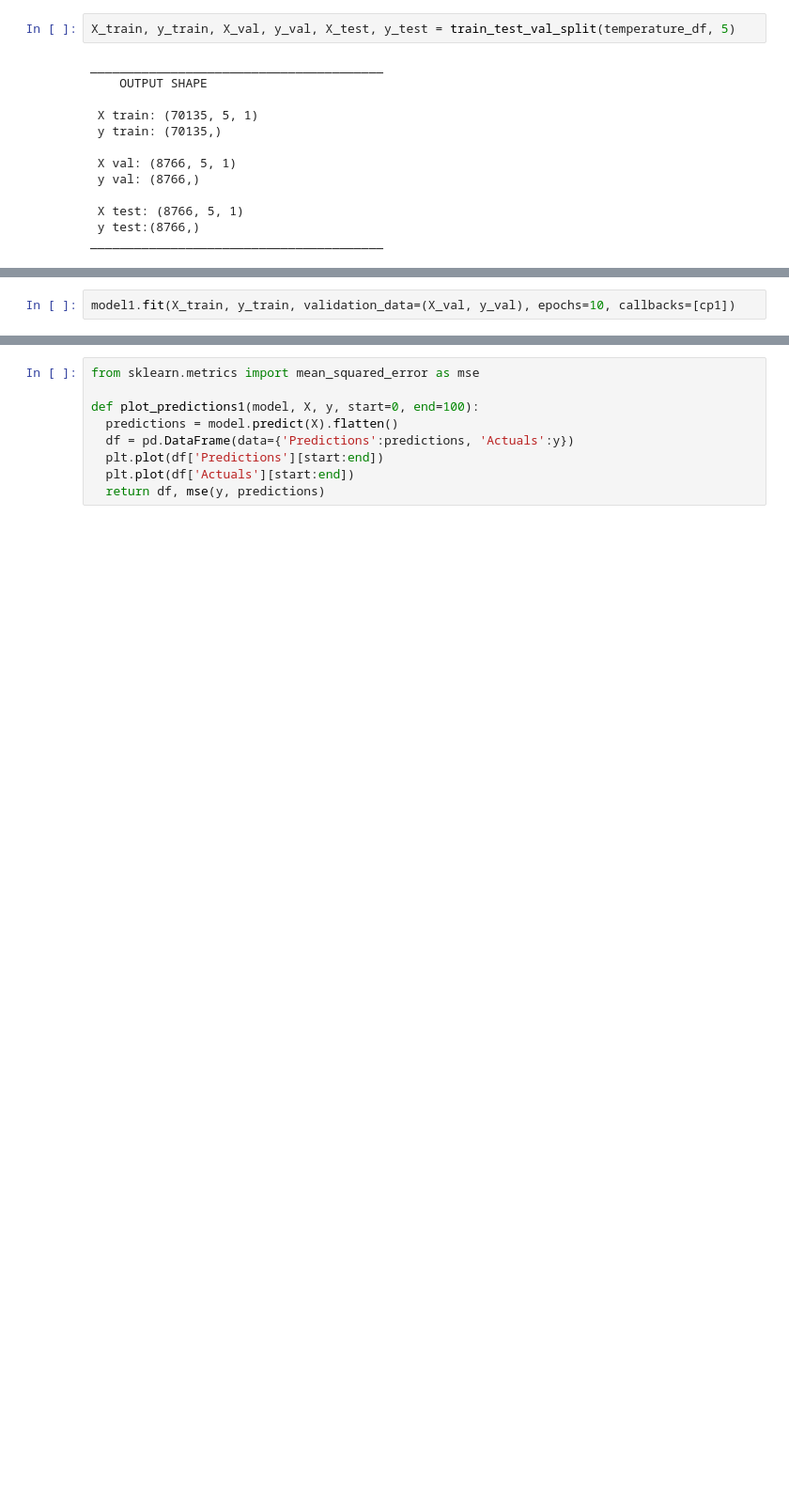
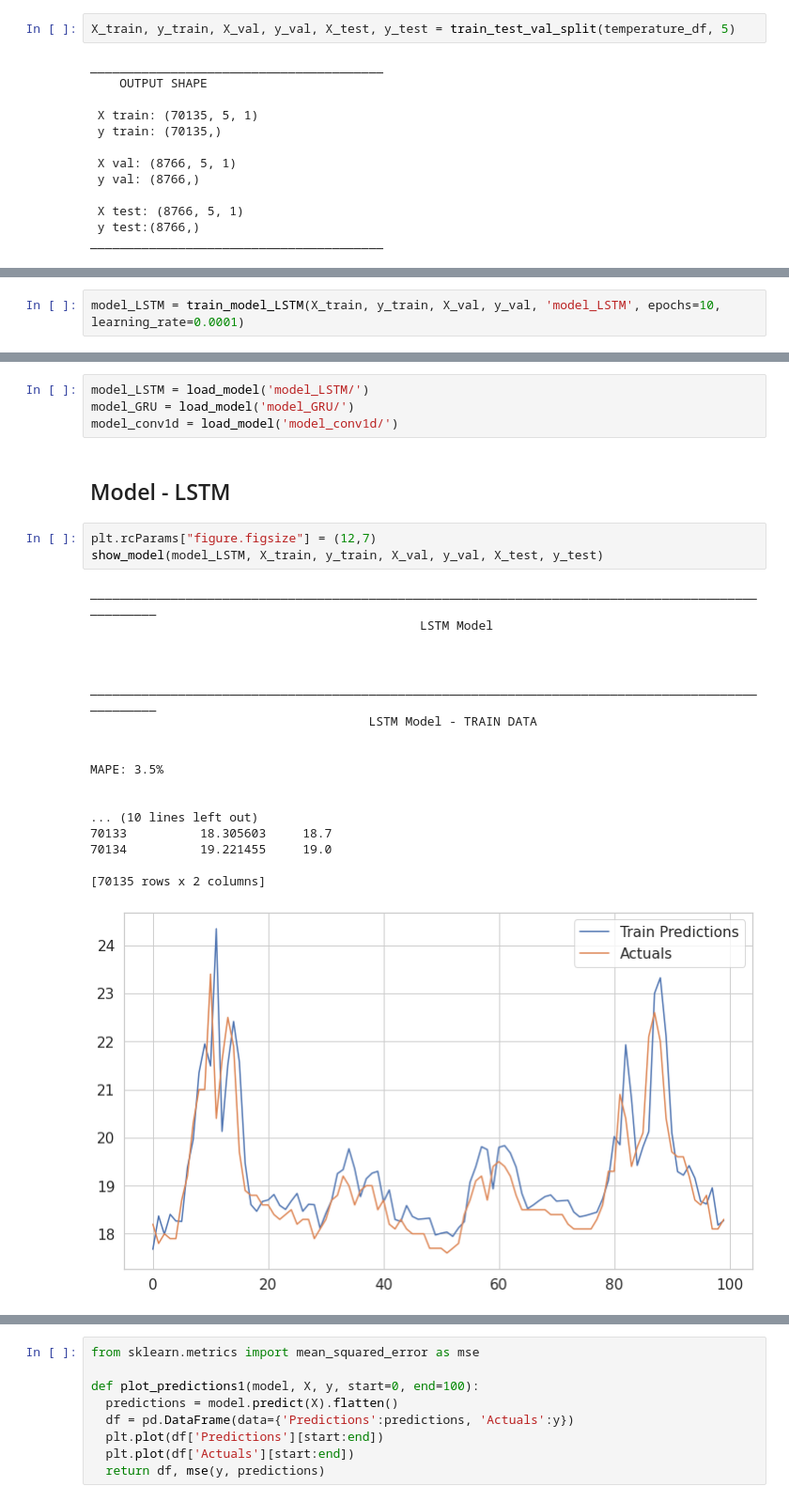
Before and after one commit to paulobueno90/LSTM-GRU-Conv1d-timeseries-forecast, a Jupyter notebook: temperature_time_series_forecasting_notebook.ipynb, the cells around one changed output, grey strips where cells are left out. Shown at 94% size. Drawn from its saved outputs; the diff is of its cells as text; blank space fills up the shorter version.

```diff
--- a/temperature_time_series_forecasting_notebook.ipynb
+++ b/temperature_time_series_forecasting_notebook.ipynb
@@ -176,4 +232,4 @@ _________________________________________________________________
 # %%
-model1.fit(X_train, y_train, validation_data=(X_val, y_val), epochs=10, callbacks=[cp1])
+model_LSTM = train_model_LSTM(X_train, y_train, X_val, y_val, 'model_LSTM', epochs=10, learning_rate=0.0001)
 # %% [output]
 Epoch 1/10
@@ -231,0 +305,28 @@ model1 = load_model('model1/')
+# %%
+model_LSTM = load_model('model_LSTM/')
+model_GRU = load_model('model_GRU/')
+model_conv1d = load_model('model_conv1d/')
+# %% [markdown]
+## Model - LSTM
+# %%
+plt.rcParams["figure.figsize"] = (12,7)
+show_model(model_LSTM, X_train, y_train, X_val, y_val, X_test, y_test)
+# %% [output]
+____________________________________________________________________________________________________
+                                             LSTM Model
+
+
+
+____________________________________________________________________________________________________
+                                      LSTM Model - TRAIN DATA
+
+
+MAPE: 3.5%
+
+
+... (10 lines left out)
+70133          18.305603     18.7
+70134          19.221455     19.0
+
+[70135 rows x 2 columns]
+[figure, added]
```
Also changed, not shown: parts of 23 cells of this notebook.
